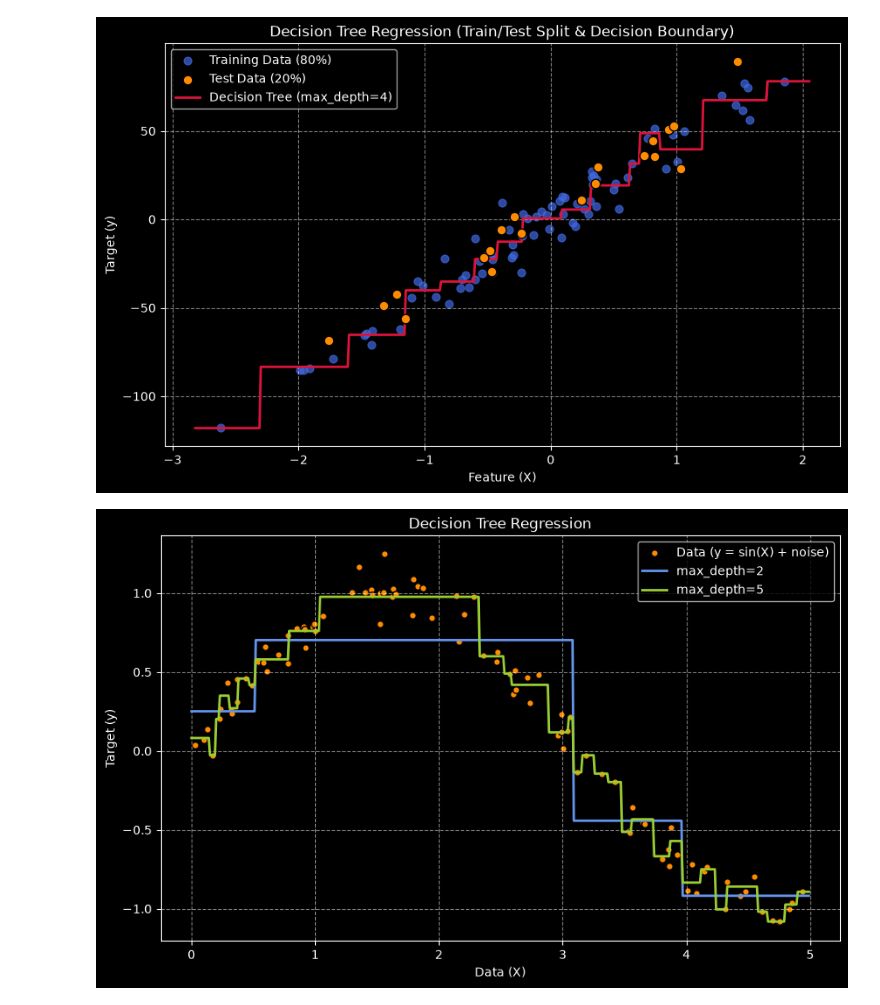
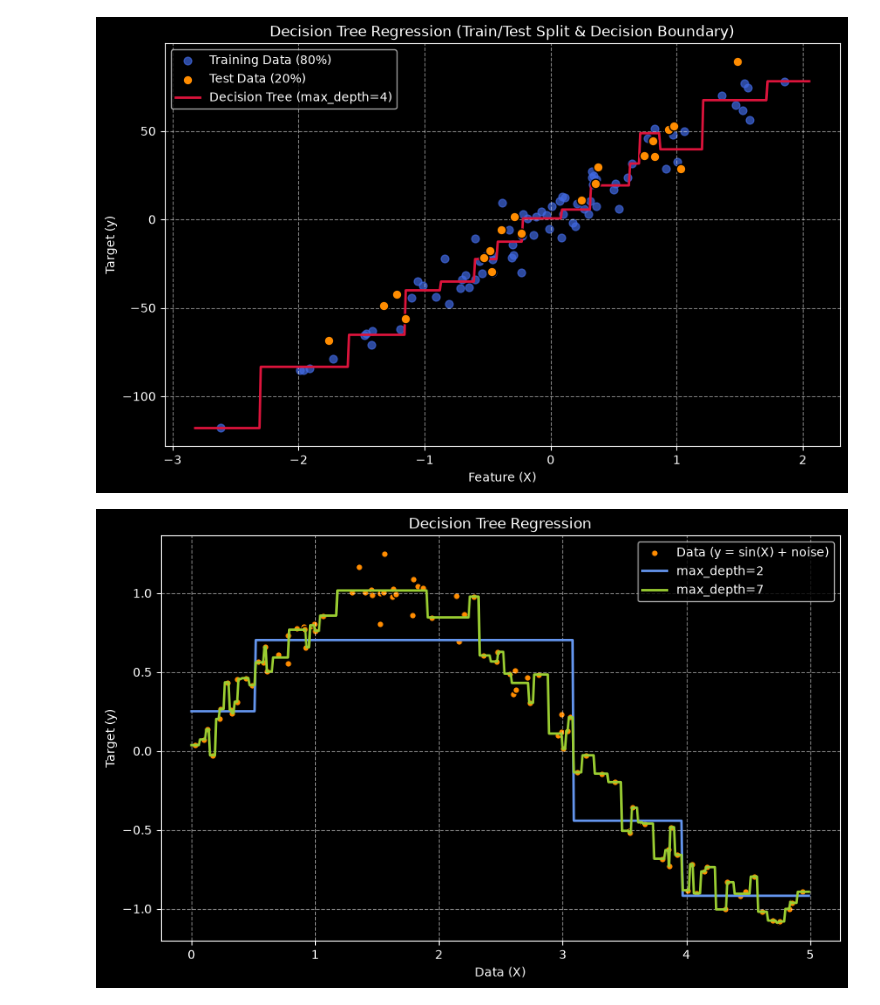
Before and after one commit to karkidipak/ai_class, a Jupyter notebook: week 6.ipynb, the cells around one changed output. Cells and saved outputs as stored; diff of their text form; code cells hidden in the pictures.

```diff
--- a/week 6.ipynb
+++ b/week 6.ipynb
@@ -257,33 +257,33 @@ import matplotlib.pyplot as plt
 from sklearn.tree import DecisionTreeRegressor
 
 np.random.seed(42)
 X = np.sort(5 * np.random.rand(100, 1), axis=0)
 y = np.sin(X).ravel() + np.random.normal(0, 0.1, X.shape[0])
 
 regr_1 = DecisionTreeRegressor(max_depth=2)
-regr_2 = DecisionTreeRegressor(max_depth=5)
+regr_2 = DecisionTreeRegressor(max_depth=7)
 
 regr_1.fit(X, y)
 regr_2.fit(X, y)
 
 X_test = np.arange(0.0, 5.0, 0.01)[:, np.newaxis]
 
 y_1 = regr_1.predict(X_test)
 y_2 = regr_2.predict(X_test)
 
 plt.figure(figsize=(10, 6))
 
 plt.scatter(X, y, s=30, c="darkorange", edgecolor="black", label="Data (y = sin(X) + noise)")
 
 plt.plot(X_test, y_1, color="cornflowerblue", label="max_depth=2", linewidth=2)
-plt.plot(X_test, y_2, color="yellowgreen", label="max_depth=5", linewidth=2)
+plt.plot(X_test, y_2, color="yellowgreen", label="max_depth=7", linewidth=2)
 
 plt.xlabel("Data (X)")
 plt.ylabel("Target (y)")
 plt.title("Decision Tree Regression")
 plt.legend()
 plt.grid(True, linestyle="--", alpha=0.5)
 
 plt.show()
 # %% [output]
-[figure, old version]
+[figure, new version]
```
